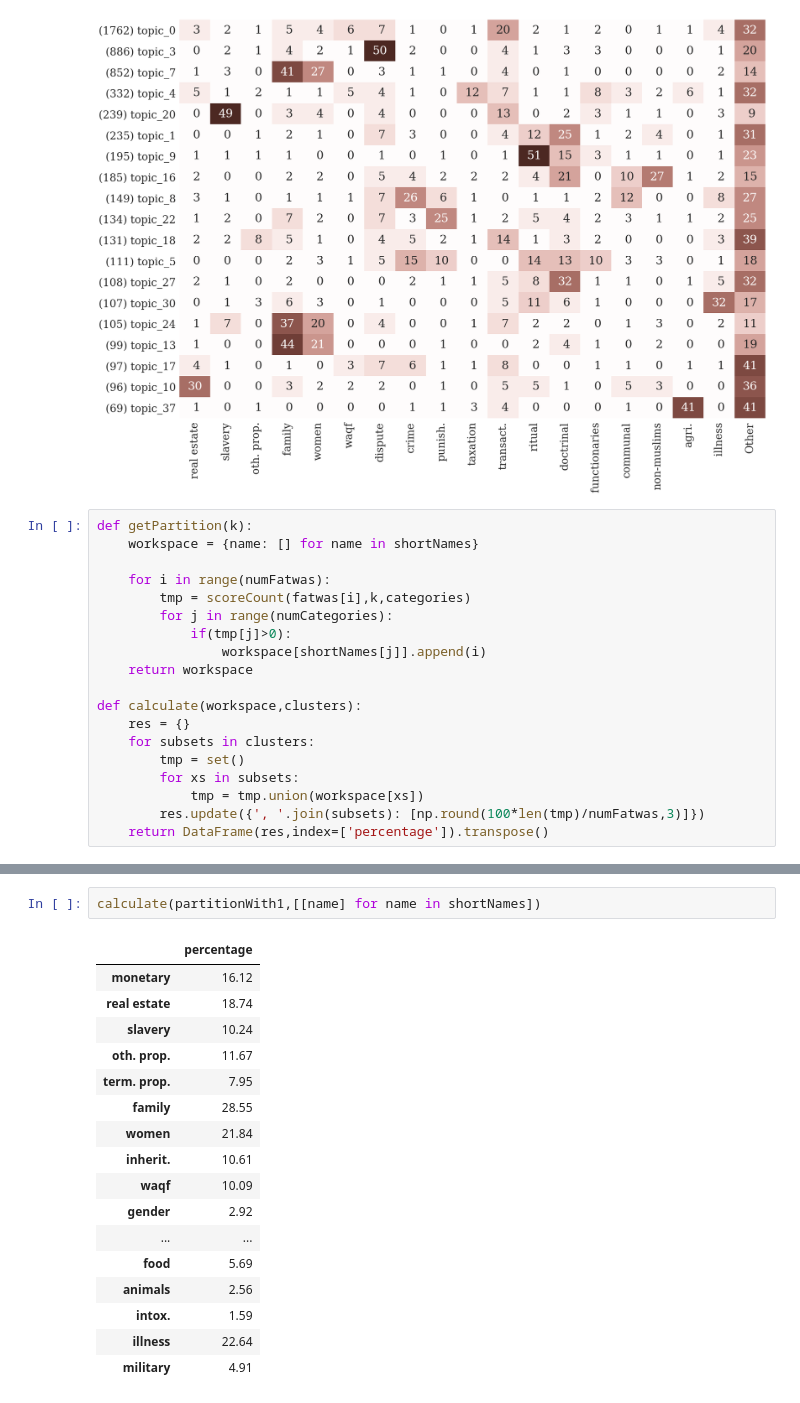
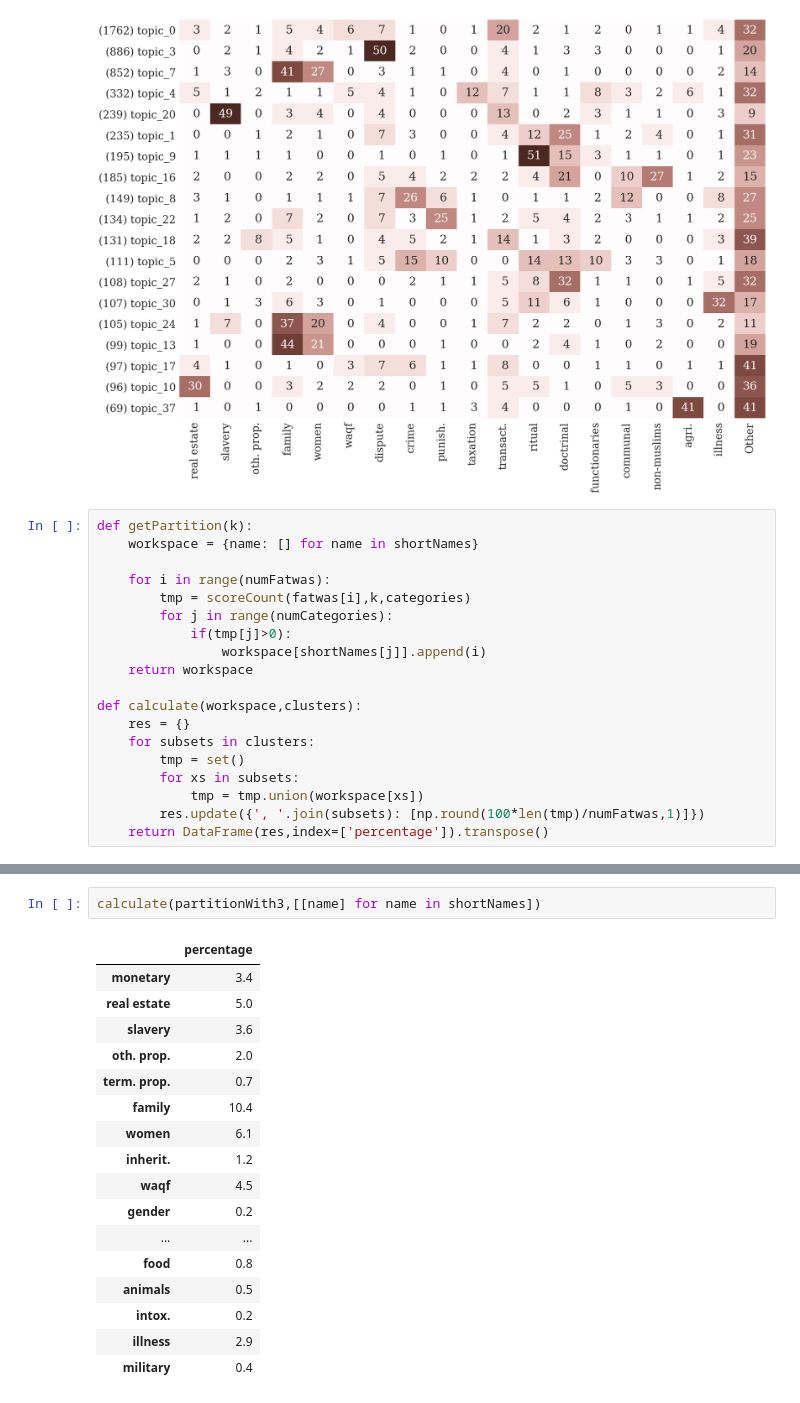
Before and after one commit to kaygun/Semantic_Mapping, a Jupyter notebook: notebooks/all-computations.ipynb, the cells around one changed output, grey strips where cells are left out. Cells and saved outputs as stored; diff of their text form.

Commit message:
Tables updated

```diff
--- a/notebooks/all-computations.ipynb
+++ b/notebooks/all-computations.ipynb
@@ -307,7 +307,7 @@ def calculate(workspace,clusters):
         tmp = set()
         for xs in subsets:
             tmp = tmp.union(workspace[xs])
-        res.update({', '.join(subsets): [np.round(100*len(tmp)/numFatwas,3)]})
+        res.update({', '.join(subsets): [np.round(100*len(tmp)/numFatwas,1)]})
     return DataFrame(res,index=['percentage']).transpose()
 # %%
 partitionWith1 = getPartition(1)
@@ -348,20 +361,20 @@ calculate(partitionWith3,[['animals','oth. prop.'],
 # %%
-calculate(partitionWith1,[[name] for name in shortNames])
+calculate(partitionWith3,[[name] for name in shortNames])
 # %% [output]
 |  | percentage |
-| monetary | 16.12 |
-| real estate | 18.74 |
-| slavery | 10.24 |
-| oth. prop. | 11.67 |
-| term. prop. | 7.95 |
-| family | 28.55 |
-| women | 21.84 |
-| inherit. | 10.61 |
-| waqf | 10.09 |
-| gender | 2.92 |
+| monetary | 3.4 |
+| real estate | 5.0 |
+| slavery | 3.6 |
+| oth. prop. | 2.0 |
+| term. prop. | 0.7 |
+| family | 10.4 |
+| women | 6.1 |
+| inherit. | 1.2 |
+| waqf | 4.5 |
+| gender | 0.2 |
 | ... | ... |
-| food | 5.69 |
-| animals | 2.56 |
-| intox. | 1.59 |
-| illness | 22.64 |
-| military | 4.91 |
+| food | 0.8 |
+| animals | 0.5 |
+| intox. | 0.2 |
+| illness | 2.9 |
+| military | 0.4 |
```
Also changed, not shown: parts of 4 cells of this notebook, 1 other file.
